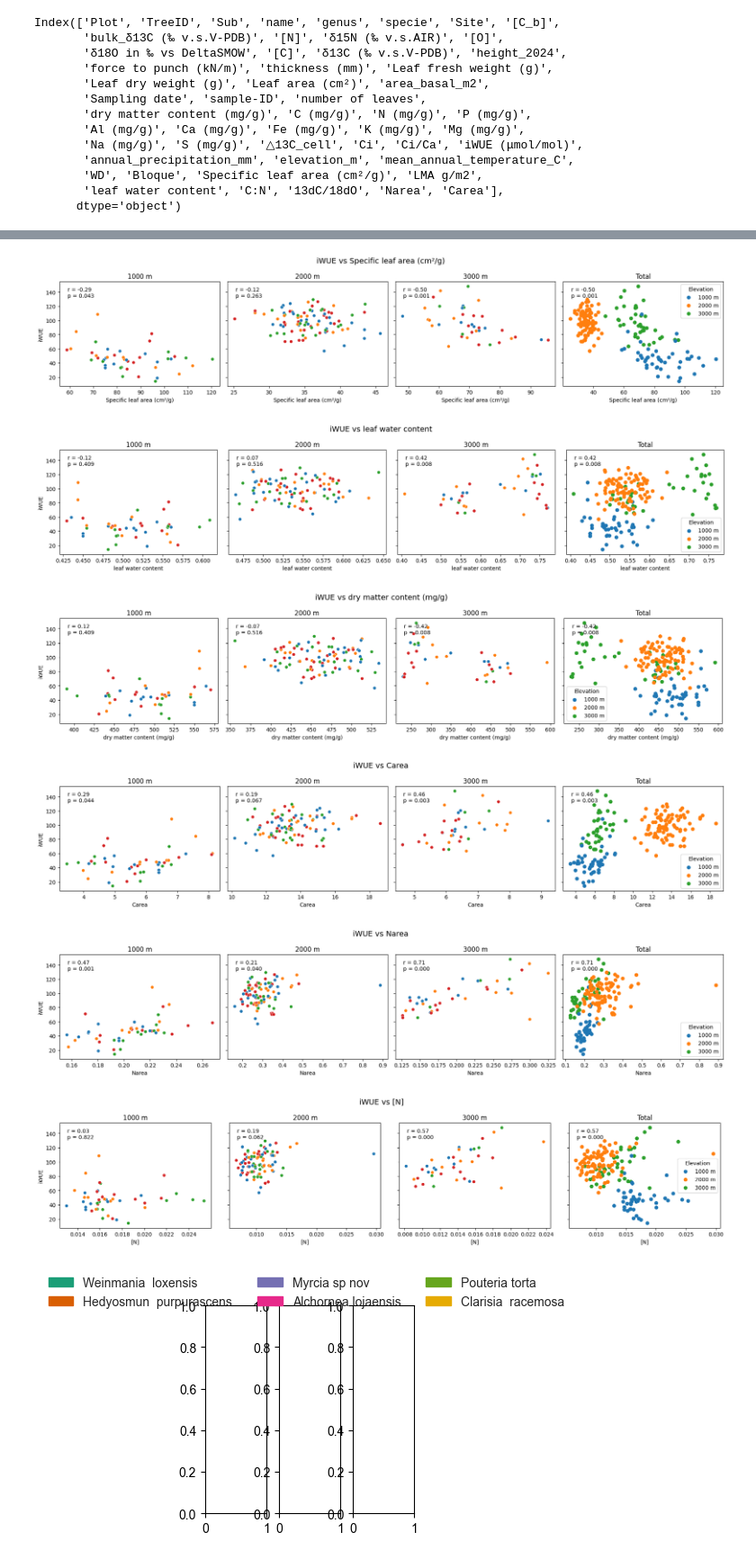
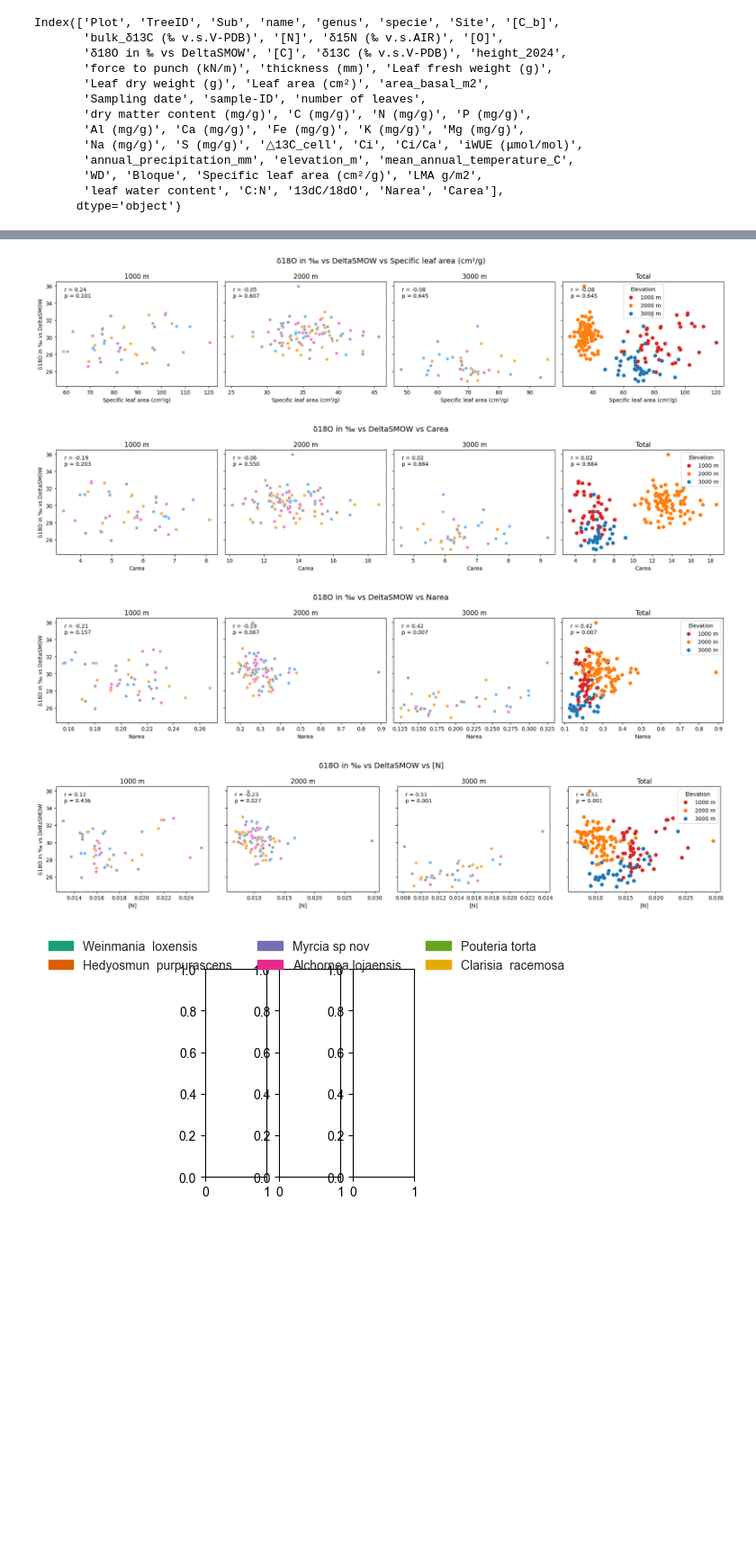
Before and after one commit to ajchavez94/NUMEX_preliminar, a Jupyter notebook: Preliminar.ipynb, the cells around one changed output, grey strips where cells are left out. Shown at 90% size. Cells and saved outputs as stored; diff of their text form; code cells hidden in the pictures; blank space fills up the shorter version.

Commit message:
edit dummies colors revisando SLA

```diff
--- a/Preliminar.ipynb
+++ b/Preliminar.ipynb
@@ -25,6 +25,9 @@ data['TreeID'] = data["TreeID"].astype("category")
 data["Sub"] = data["Sub"].astype("category")
 data["name"] = data["name"].astype("category")
 data["Site"] = data["Site"].astype("category")
+
+data["N"] = np.where((data["Sub"] == "N")| (data["Sub"] == "NP"), 1, 0)
+data["P"] = np.where((data["Sub"] == "P")| (data["Sub"] == "NP"), 1, 0)
 data.info()
 # %% [output]
 <class 'pandas.core.frame.DataFrame'>
@@ -271,31 +274,47 @@ Index(['Plot', 'TreeID', 'Sub', 'name', 'genus', 'specie', 'Site', '[C_b]',
        'leaf water content', 'C:N', '13dC/18dO', 'Narea', 'Carea'],
       dtype='object')
 # %%
-traits = [thick,though,SLA,leaf_water,'dry matter content (mg/g)',"Carea","Narea","[N]"]
+traits = [thick,though,SLA,"Carea","Narea","[N]"]
 
 elevations = [1000, 2000, 3000]
 from scipy.stats import pearsonr
-
+var = "δ18O in ‰ vs DeltaSMOW" ## define a function please
 df = data
+palette_Sub = {
+        "C": "#A3A3A3",
+        "N": "#70b7f5",
+        "P": "#F7AC58FF",
+        "NP": "#f080ca",
+    }
 for trait in traits:
     fig, axes = plt.subplots(1, 4, figsize=(18, 4), sharey=True)
 
     # Elevation-specific plots
     for ax, elev in zip(axes[:3], elevations):
         subset = df[df['elevation_m'] == elev]
+        subset = subset[subset[var].notna()] #deletes Nan for Pearson
+
+        palette_Sub = {
+        "C": "#A3A3A3",
+        "N": "#70b7f5",
+        "P": "#F7AC58FF",
+        "NP": "#f080ca",
+         }
         sns.scatterplot(
         data=subset,
         x=trait,
-        y=iWUE,
+        y=var,
+
         hue="Sub",
+        palette=palette_Sub,
         legend = False,
         ax=ax
         )
         ax.set_title(f'{elev} m')
         ax.set_xlabel(trait)
-        ax.set_ylabel('iWUE')
+        ax.set_ylabel(var)
         # Pearson correlation
-        r, p = pearsonr(subset[trait], subset[iWUE])
+        r, p = pearsonr(subset[trait], subset[var])
 
        # annotation
         ax.text(
@@ -309,13 +328,13 @@ for trait in traits:
 
     ### Total dataset
     color_map = {
-    1000: "tab:blue",
+    1000: "tab:red",
     2000: "tab:orange",
-    3000: "tab:green"
+    3000: "tab:blue"
     }
 
     colors = df["elevation_m"].map(color_map)
-    axes[3].scatter(df[trait], df[iWUE],c=colors)
+    axes[3].scatter(df[trait], df[var],c=colors)
     axes[3].set_title('Total')
     axes[3].set_xlabel(trait)
     # annotation
@@ -335,11 +354,11 @@ for trait in traits:
      axes[3].legend(title="Elevation")
 
     # Pearson correlation
-    r, p = pearsonr(df[trait], df[iWUE])
+    r, p = pearsonr(df[trait], df[var])
 
 
 
-    plt.suptitle(f'iWUE vs {trait}', fontsize=14)
+    plt.suptitle(f'{var} vs {trait}', fontsize=14)
     plt.tight_layout()
     plt.show()
 # %% [output]
@@ -348,9 +367,7 @@ for trait in traits:
-[figure, old version]
+[figure, new version]
-[figure, old version]
+[figure, new version]
-[figure, old version]
+[figure, new version]
-[figure, old version]
+[figure, new version]
-[figure, removed]
-[figure, removed]
 # %%
 
 def create_boxplots(var,data, ax = None):
```
Also changed, not shown: parts of 5 cells of this notebook, 7 other files.
